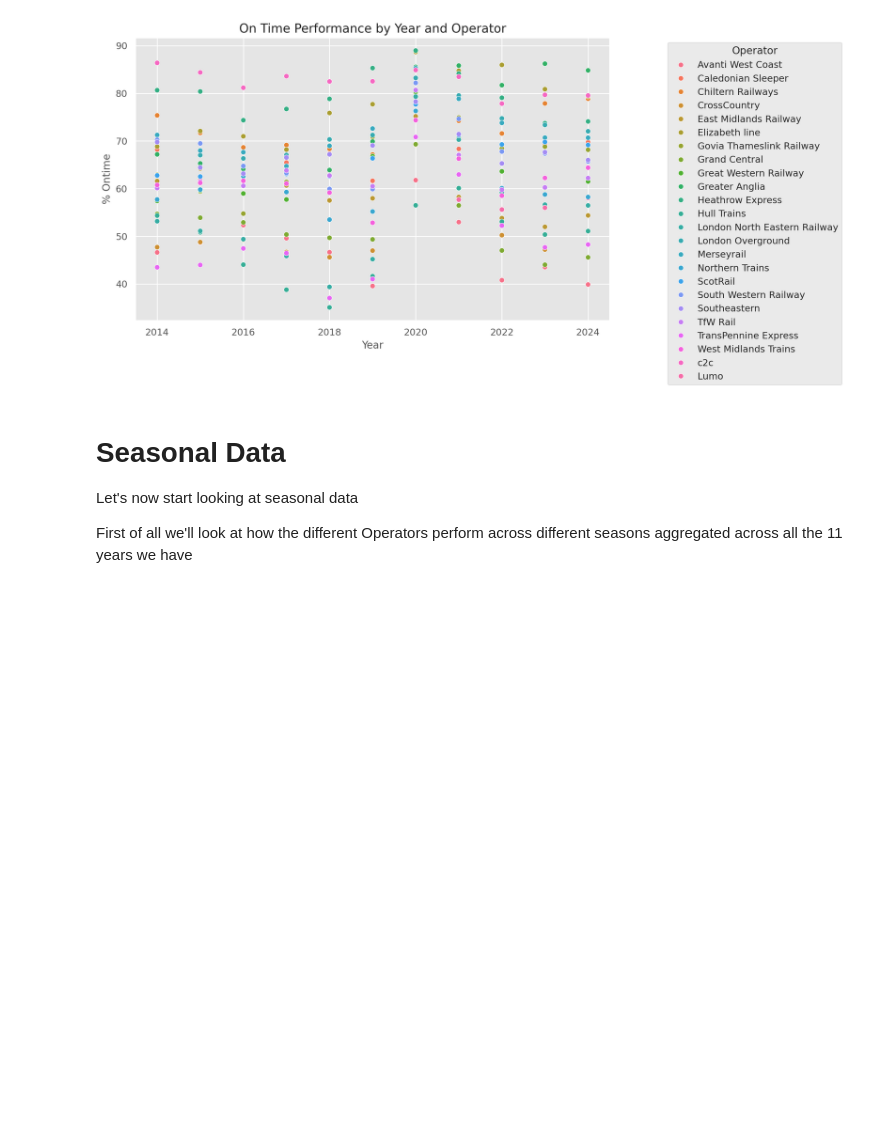
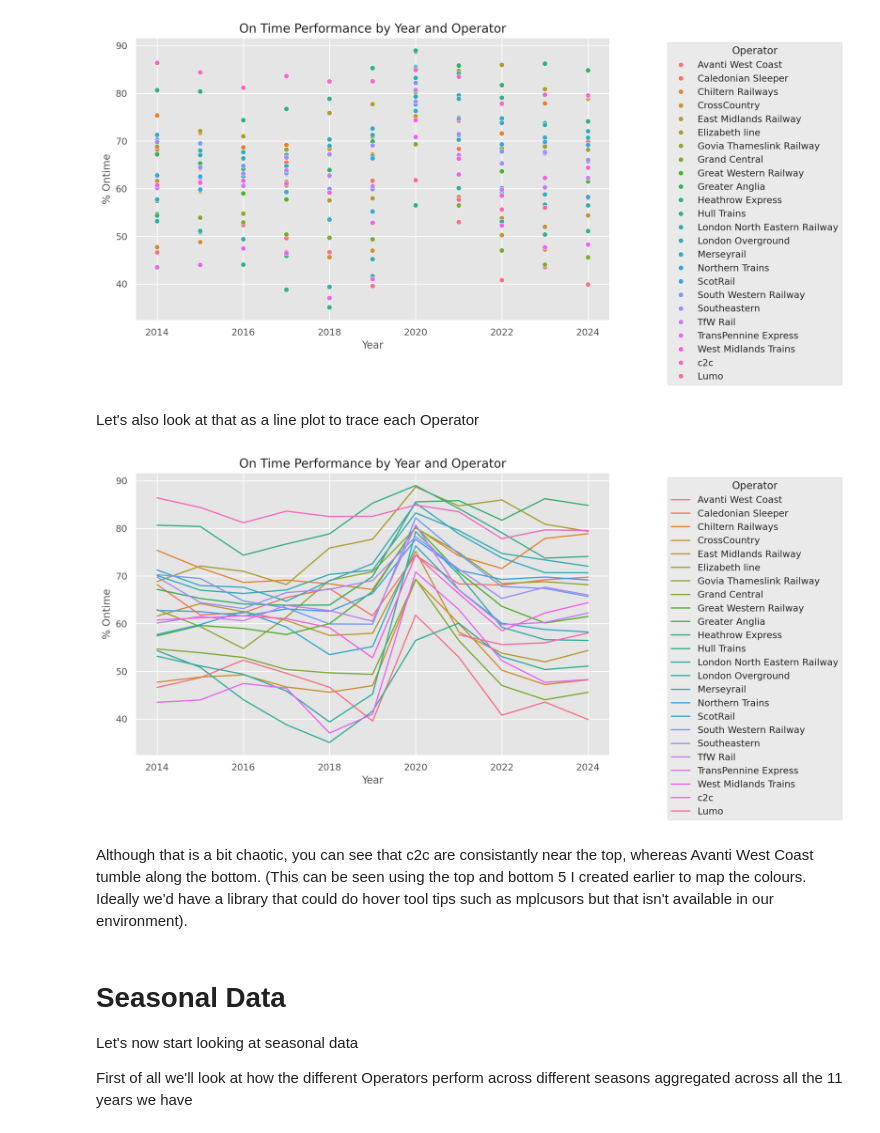
Before and after one commit to robwhite-lis/Everything_Counts_Assessment_1, a Jupyter notebook: Train_Times.ipynb, the cells around one changed output. Saved outputs shown, nothing was run; the diff lists cells and outputs as text; code cells hidden in the pictures; blank space fills up the shorter version.

Commit message:
More tidy up - added line for operator by year

```diff
--- a/Train_Times.ipynb
+++ b/Train_Times.ipynb
@@ -397,6 +396,29 @@ plt.legend(title="Operator", loc="upper right", bbox_to_anchor=(1.5, 1))
 plt.show()
 # %% [output]
 [figure]
+# %% [markdown]
+Let's also look at that as a line plot to trace each Operator
+# %%
+# scatterplot code based on example code
+plt.figure(figsize=(10,6))
+
+sns.lineplot(
+    data=df_trains_year,
+    x="Start_Year",
+    y="pct_ontime",
+    hue="Operator"
+)
+
+
+plt.title("On Time Performance by Year and Operator")
+plt.xlabel("Year")
+plt.ylabel("% Ontime")
+plt.legend(title="Operator", loc="upper right", bbox_to_anchor=(1.5, 1))
+plt.show()
+# %% [output]
+[figure, added]
+# %% [markdown]
+Although that is a bit chaotic, you can see that c2c are consistantly near the top, whereas Avanti West Coast tumble along the bottom. (This can be seen using the top and bottom 5 I created earlier to map the colours. Ideally we'd have a library that could do hover tool tips such as mplcusors but that isn't available in our environment).
 # %% [markdown]
 # Seasonal Data
 Let's now start looking at seasonal data
```
Also changed, not shown: parts of 2 cells of this notebook.
